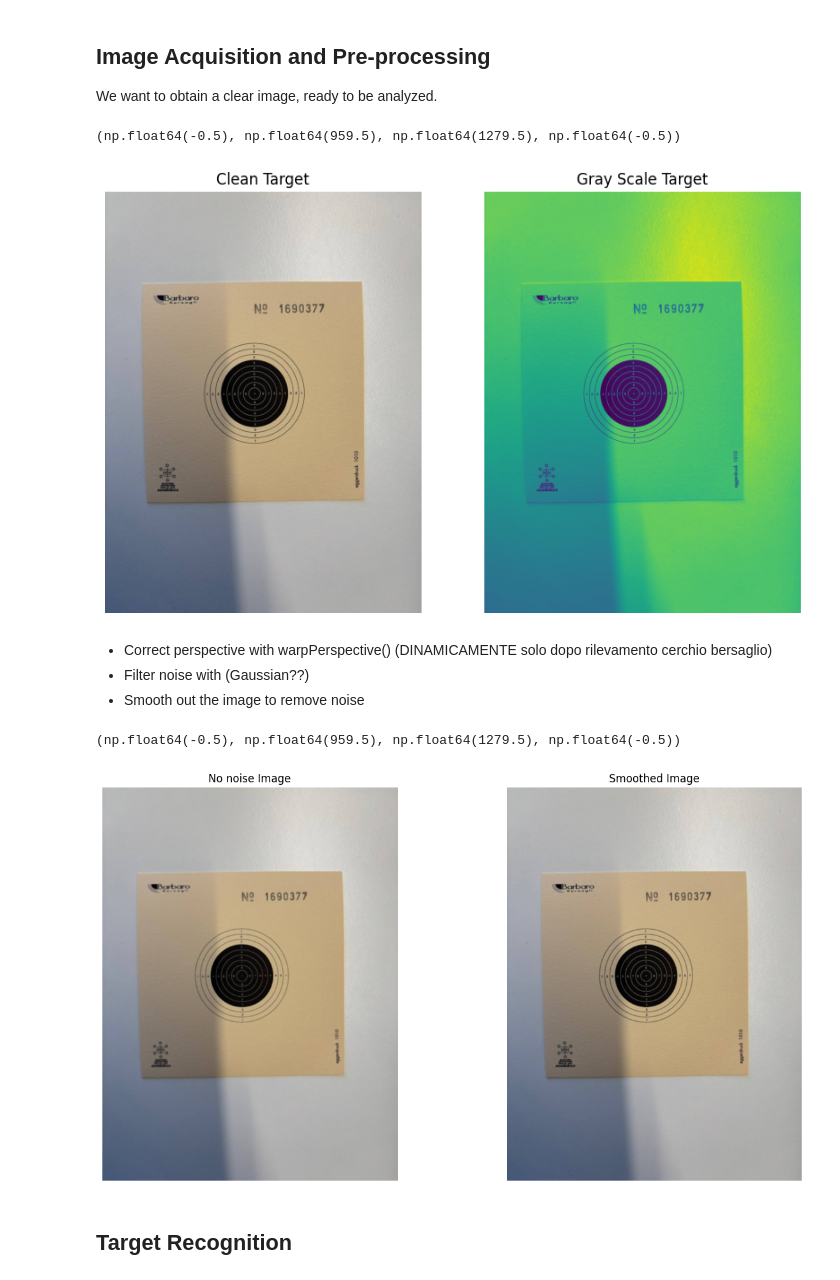
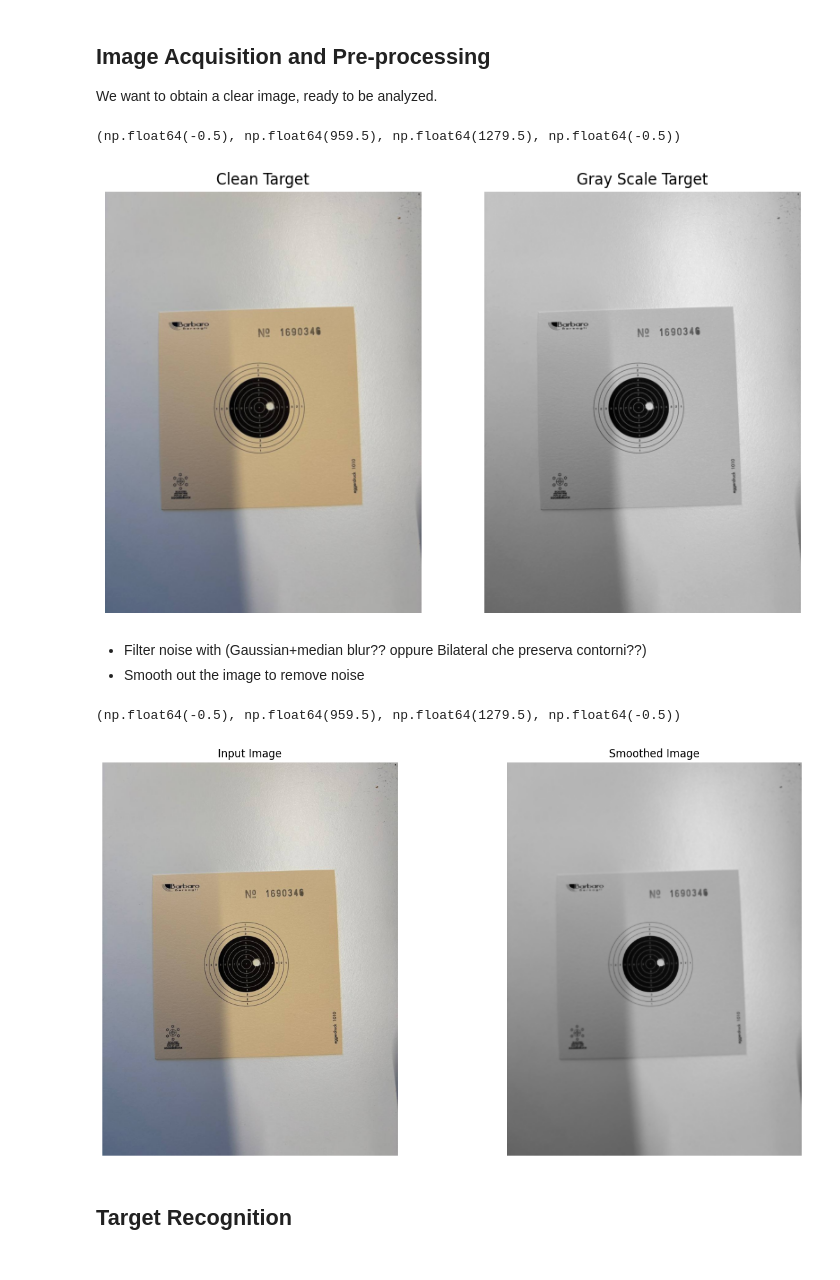
Before and after one commit to Allelallecialle/Aimlytics, a Jupyter notebook: aimlytics_notebook.ipynb, the cells around one changed output. Drawn from its saved outputs; the diff is of its cells as text; code cells hidden in the pictures.

Commit message:
Commit #3: preprocessing changes, target detection changes, readme update and fix .py main file

```diff
--- a/aimlytics_notebook.ipynb
+++ b/aimlytics_notebook.ipynb
@@ -7,27 +7,32 @@ Import libraries
 import numpy as np
 import cv2
 import matplotlib.pyplot as plt
+import pylab
+%matplotlib inline
+
+pylab.rcParams['figure.figsize'] = (10.0, 8.0)
 # %% [markdown]
 ## Image Acquisition and Pre-processing
 We want to obtain a clear image, ready to be analyzed.
 # %%
-image = cv2.imread("target_images/clean_target.jpg")
-
-plt.figure(figsize=(10, 13), facecolor='white')         #CORREGGEREEEE non fa vedere il background bianco quindi le foto non sono a colori
+image = cv2.imread("target_images/photo_2025-02-27_14-20-40.jpg")
+RGB_image = cv2.cvtColor(image, cv2.COLOR_BGR2RGB)
+gray_image = cv2.cvtColor(image,cv2.COLOR_BGR2GRAY)
+plt.show()
 plt.subplot(121)
 plt.title("Clean Target")
-plt.imshow(cv2.cvtColor(image,cv2.COLOR_BGR2RGB))
+plt.imshow(RGB_image)
 plt.axis('off')
 plt.subplot(122)
 plt.title("Gray Scale Target")
-plt.imshow(cv2.cvtColor(image,cv2.COLOR_BGR2GRAY))
+plt.imshow(gray_image, cmap='gray')
 plt.axis('off')
 # %% [output]
 (np.float64(-0.5), np.float64(959.5), np.float64(1279.5), np.float64(-0.5))
-[figure, old version]
+[figure, new version]
 # %% [markdown]
-- Correct perspective with warpPerspective() (DINAMICAMENTE solo dopo rilevamento cerchio bersaglio)
-- Filter noise with (Gaussian??)
+
+- Filter noise with (Gaussian+median blur?? oppure Bilateral che preserva contorni??)
 - Smooth out the image to remove noise
 # %%
 # pts1 = np.float32([[219,209],[612,8],[380,493],[785,271]])
@@ -37,24 +42,27 @@ plt.axis('off')
 # perspective_matrix = cv2.getPerspectiveTransform(pts1, pts2)
 # corrected_perspective_image = cv2.warpPerspective(image, perspective_matrix, image.shape[1::-1])
 
-smoothed_image = cv2.GaussianBlur(image,(5,5),0)
-no_noise_image = cv2.medianBlur(smoothed_image,5)
+#smoothed_image_gauss = cv2.GaussianBlur(image,(5,5),0)
+#no_noise_image = cv2.medianBlur(smoothed_image_gauss,5)
+#d=9 (diametro pixel da considerare)
+#sigmaColor=75 (quanto considerare le differenze di colore)
+#sigmaSpace=75 (quanto lontano spazialmente considerare i pixel vicini)
+smoothed_image_bi = cv2.bilateralFilter(gray_image, 9, 75, 75)
 
-
-plt.figure(figsize=(15, 8), facecolor='white')
+plt.figure(figsize=(15, 8))
 # plt.title("Corrected Perspective")
 # plt.imshow(cv2.cvtColor(no_noise_image,cv2.COLOR_BGR2RGB))
 # plt.axis('off')
 plt.subplot(121)
-plt.title("No noise Image")
-plt.imshow(cv2.cvtColor(no_noise_image,cv2.COLOR_BGR2RGB))
+plt.title("Input Image")
+plt.imshow(cv2.cvtColor(image,cv2.COLOR_BGR2RGB))
 plt.axis('off')
 plt.subplot(122)
 plt.title("Smoothed Image")
-plt.imshow(cv2.cvtColor(smoothed_image,cv2.COLOR_BGR2RGB))
+plt.imshow(cv2.cvtColor(smoothed_image_bi,cv2.COLOR_BGR2RGB))
 plt.axis('off')
 # %% [output]
 (np.float64(-0.5), np.float64(959.5), np.float64(1279.5), np.float64(-0.5))
-[figure, old version]
+[figure, new version]
 # %% [markdown]
 ## Target Recognition
```
Also changed, not shown: parts of 6 cells of this notebook, 2 other files.
